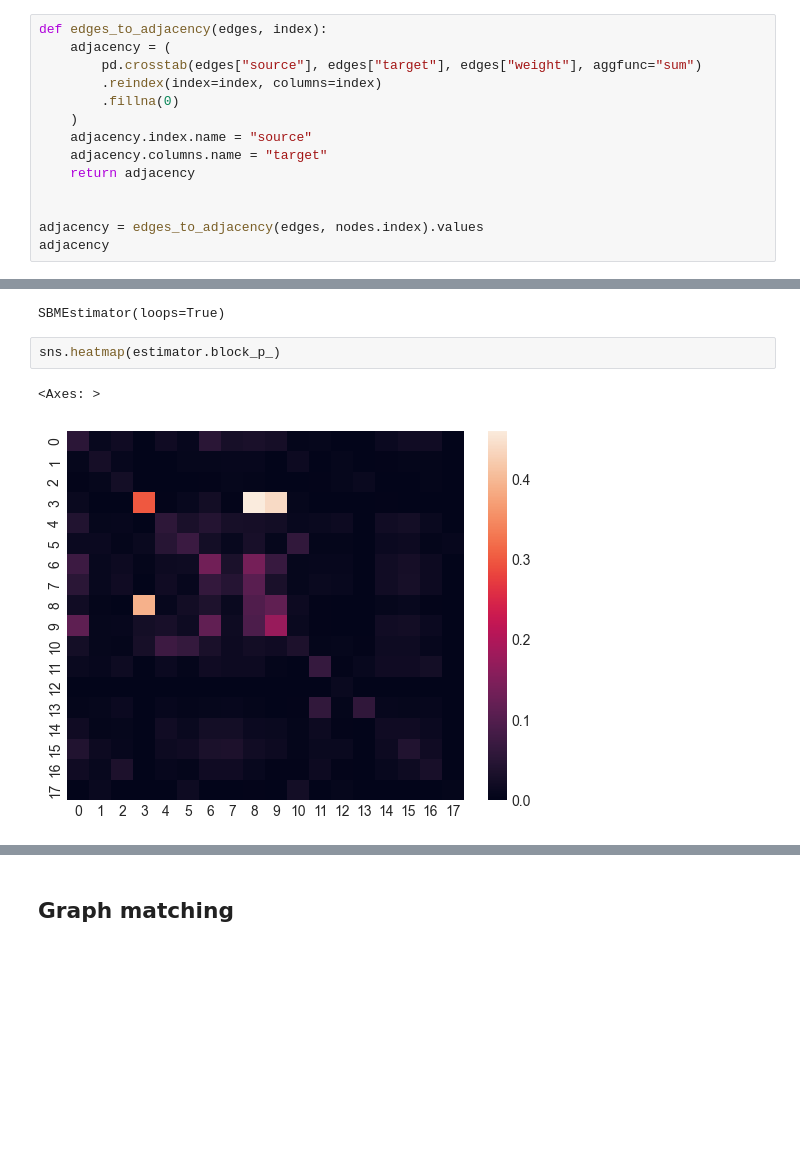
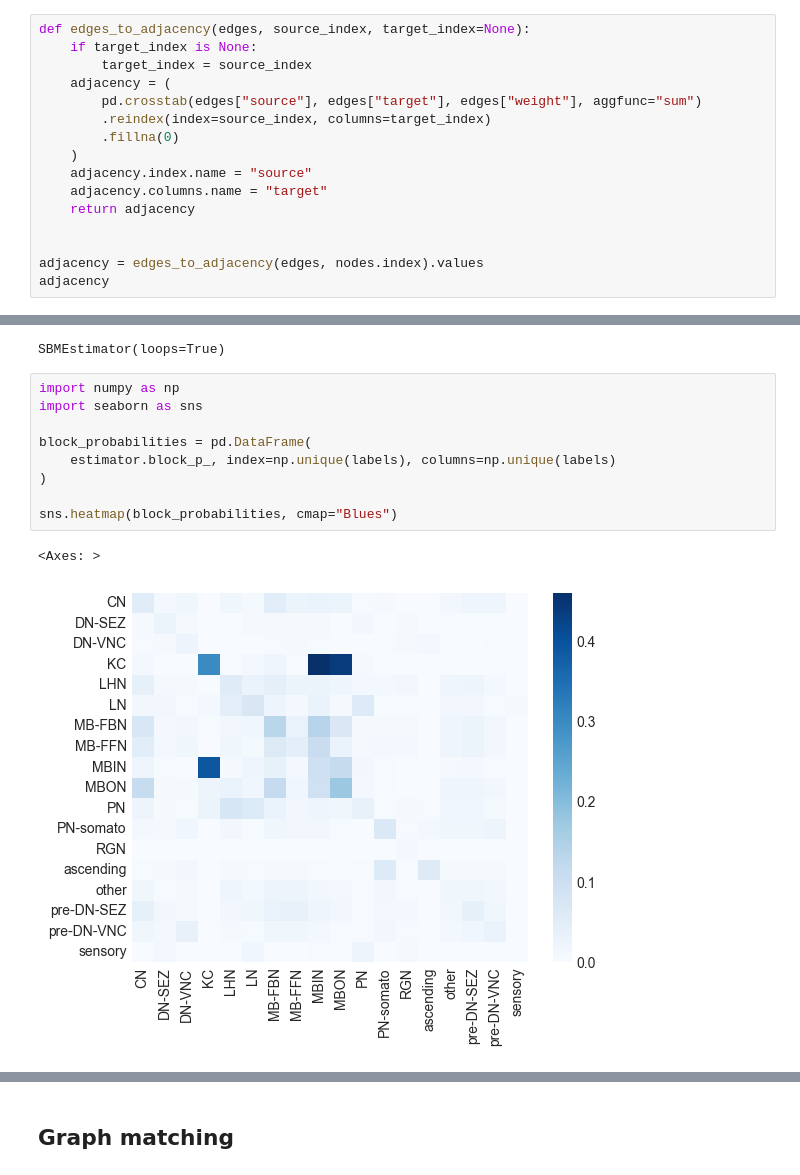
Before and after one commit to neurodata/graspologic-demo, a Jupyter notebook: demo.ipynb, the cells around one changed output, grey strips where cells are left out. Cells and saved outputs as stored; diff of their text form; blank space fills up the shorter version.

```diff
--- a/demo.ipynb
+++ b/demo.ipynb
@@ -85,10 +85,12 @@ nodes[["side", "pair"]]
 | 17378455 | right | 1645 |
 3066 rows × 2 columns
 # %%
-def edges_to_adjacency(edges, index):
+def edges_to_adjacency(edges, source_index, target_index=None):
+    if target_index is None:
+        target_index = source_index
     adjacency = (
         pd.crosstab(edges["source"], edges["target"], edges["weight"], aggfunc="sum")
-        .reindex(index=index, columns=index)
+        .reindex(index=source_index, columns=target_index)
         .fillna(0)
     )
     adjacency.index.name = "source"
@@ -206,8 +235,15 @@ from graspologic.utils import binarize
 estimator.fit(binarize(adjacency_lcc), y=labels)
 # %% [output]
 SBMEstimator(loops=True)
-# %%
-sns.heatmap(estimator.block_p_)
-# %% [output]
-<Axes: >
-[figure, removed]
+# %%
+import numpy as np
+import seaborn as sns
+
+block_probabilities = pd.DataFrame(
+    estimator.block_p_, index=np.unique(labels), columns=np.unique(labels)
+)
+
+sns.heatmap(block_probabilities, cmap="Blues")
+# %% [output]
+<Axes: >
+[figure, added]
```
Also changed, not shown: parts of 33 cells of this notebook.
